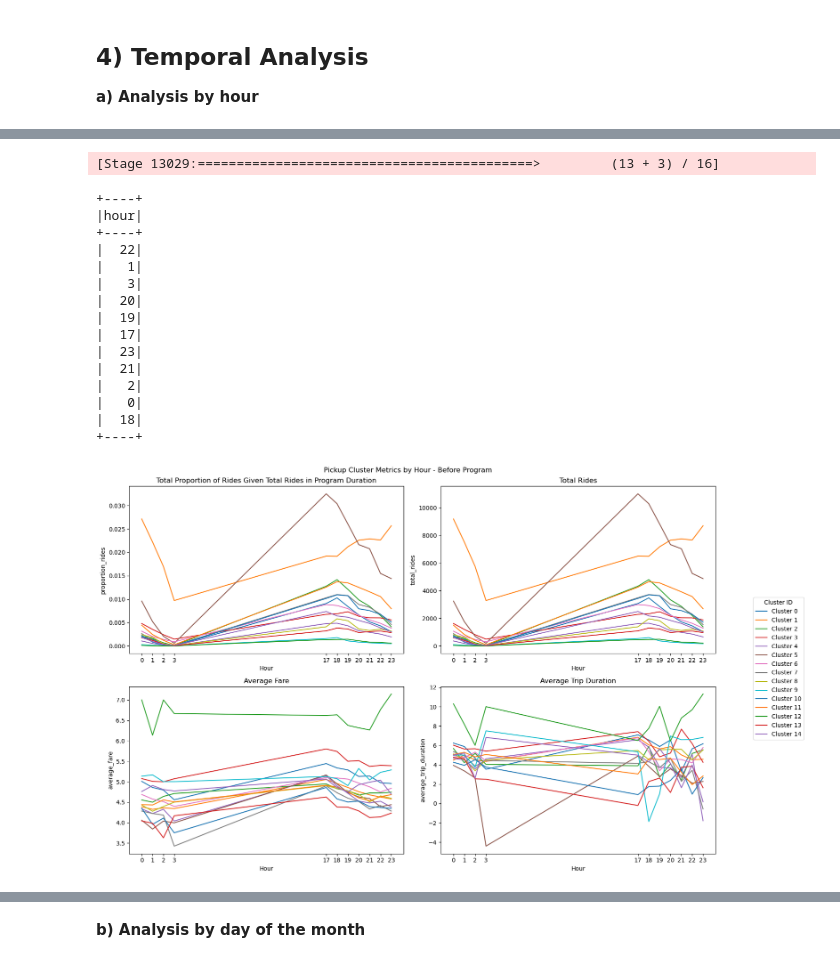
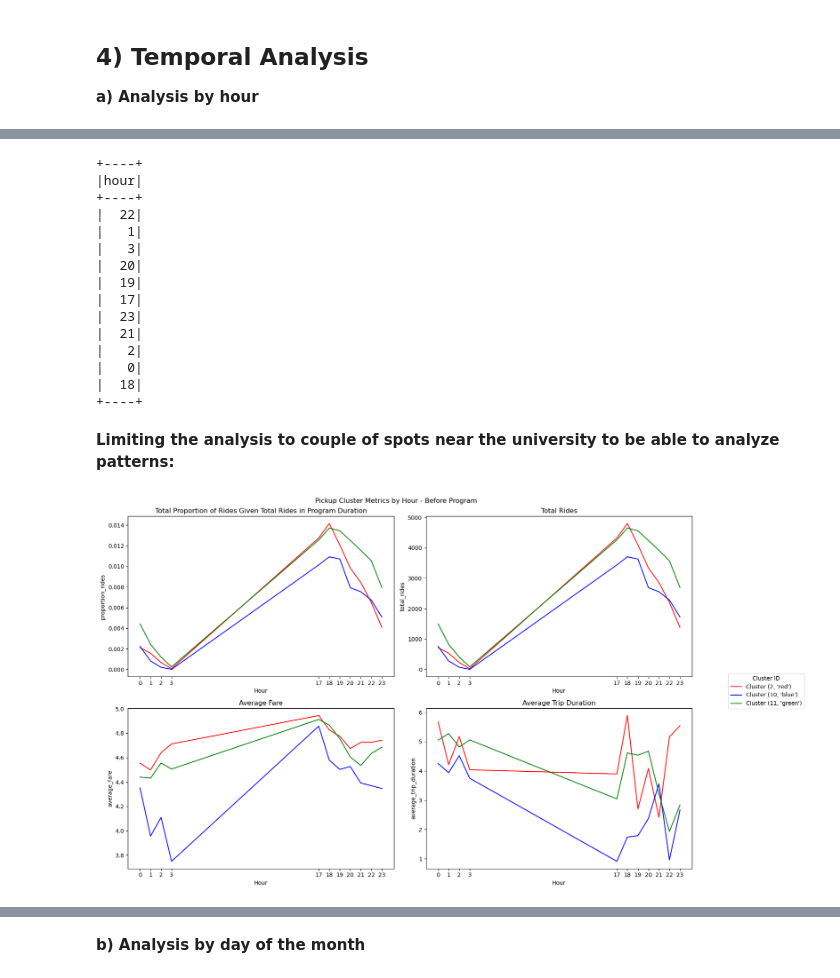
Before and after one commit to hvpachisia/uchicago-lyft-rideshare, a Jupyter notebook: unsupervised_ml_kmeans.ipynb, the cells around one changed output, grey strips where cells are left out. Saved outputs shown, nothing was run; the diff lists cells and outputs as text; code cells hidden in the pictures.

Commit message:
updated the analysis

```diff
--- a/unsupervised_ml_kmeans.ipynb
+++ b/unsupervised_ml_kmeans.ipynb
@@ -168,8 +165,8 @@ def calculate_trip_duration(df):
 # %%
 # creating column to measure trip duration
 
-before_orig = calculate_trip_duration(before)
-after_orig = calculate_trip_duration(after)
+before_orig = calculate_trip_duration(before_orig)
+after_orig = calculate_trip_duration(after_orig)
 # %% [markdown]
 # Modeling
 # %% [markdown]
@@ -1138,22 +1137,23 @@ only showing top 10 rows
 # %%
 before.select('hour').distinct().show()
 # %% [output]
-[Stage 13029:===========================================>         (13 + 3) / 16]
++----+
+|hour|
++----+
+|  22|
+|   1|
+|   3|
+|  20|
+|  19|
+|  17|
+|  23|
+|  21|
+|   2|
+|   0|
+|  18|
++----+
-+----+
-|hour|
-+----+
-|  22|
-|   1|
-|   3|
-|  20|
-|  19|
-|  17|
-|  23|
-|  21|
-|   2|
-|   0|
-|  18|
-+----+
+# %% [markdown]
+**Limiting the analysis to couple of spots near the university to be able to analyze patterns:**
 # %%
 import numpy as np
 import matplotlib.pyplot as plt
@@ -1169,7 +1169,11 @@ pandas_df['total_rides'] = pd.to_numeric(pandas_df['total_rides'])
 pandas_df['average_fare'] = pd.to_numeric(pandas_df['average_fare'])
 pandas_df['average_trip_duration'] = pd.to_numeric(pandas_df['average_trip_duration'])
 
-clusters = pandas_df['pickup_cluster'].unique()
+#if plotting for all clusters then use:
+#clusters = pandas_df['pickup_cluster'].unique()
+
+# plotting selective clusters that have same centerpoint as after clusters to show change
+clusters = [(2, 'red'), (10,'blue'), (11, 'green')]
 
 # Create subplots
 fig, axs = plt.subplots(2, 2, figsize=(15, 10))
@@ -1177,36 +1181,37 @@ fig.suptitle('Pickup Cluster Metrics by Hour - Before Program')
 
 for i, column in enumerate(['proportion_rides', 'total_rides', 'average_fare', 'average_trip_duration']):
 
         if i == 0:
             y_label = 'Total Proportion of Rides Given Total Rides in Program Duration'
         elif i == 1:
             y_label = 'Total Rides'
         elif i == 2:
             y_label = 'Average Fare'
         else:
             y_label = 'Average Trip Duration'
 
         row = i // 2
         col = i % 2
 
-        for cluster in clusters:
+        for cluster, color in clusters:
             cluster_data = pandas_df[pandas_df['pickup_cluster'] == cluster]
 
-            axs[row, col].plot(cluster_data['hour'], cluster_data[column])
+            axs[row, col].plot(cluster_data['hour'], cluster_data[column], color=color)
 
         axs[row, col].set_title(y_label)
         axs[row, col].set_xlabel('Hour')
         axs[row, col].set_ylabel(column)
 
         axs[row, col].set_xticks(sorted(pandas_df['hour'].unique()))
 
+
 legend_labels = [f'Cluster {cluster}' for cluster in clusters]
 fig.legend(labels=legend_labels, bbox_to_anchor=(1.05, 0.5), loc='center left', title='Cluster ID', borderaxespad=0.)
 
 plt.tight_layout(rect=[0, 0, 1, 1])
 plt.show()
 # %% [output]
-[figure, old version]
+[figure, new version]
 # %%
 import numpy as np
 import matplotlib.pyplot as plt
```
Also changed, not shown: parts of 34 cells of this notebook.
